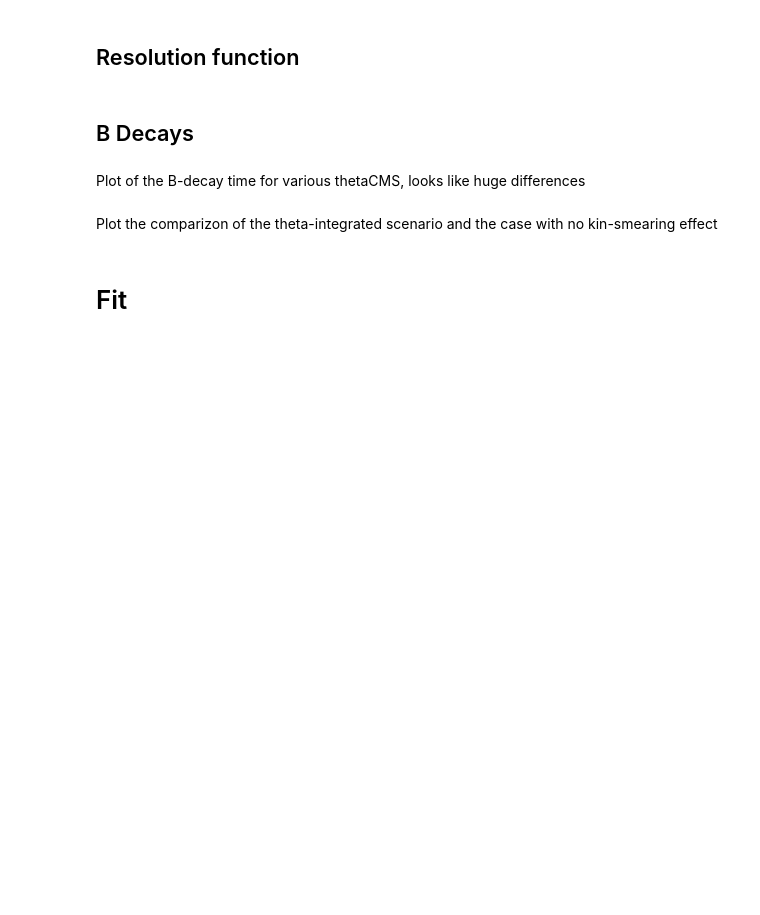
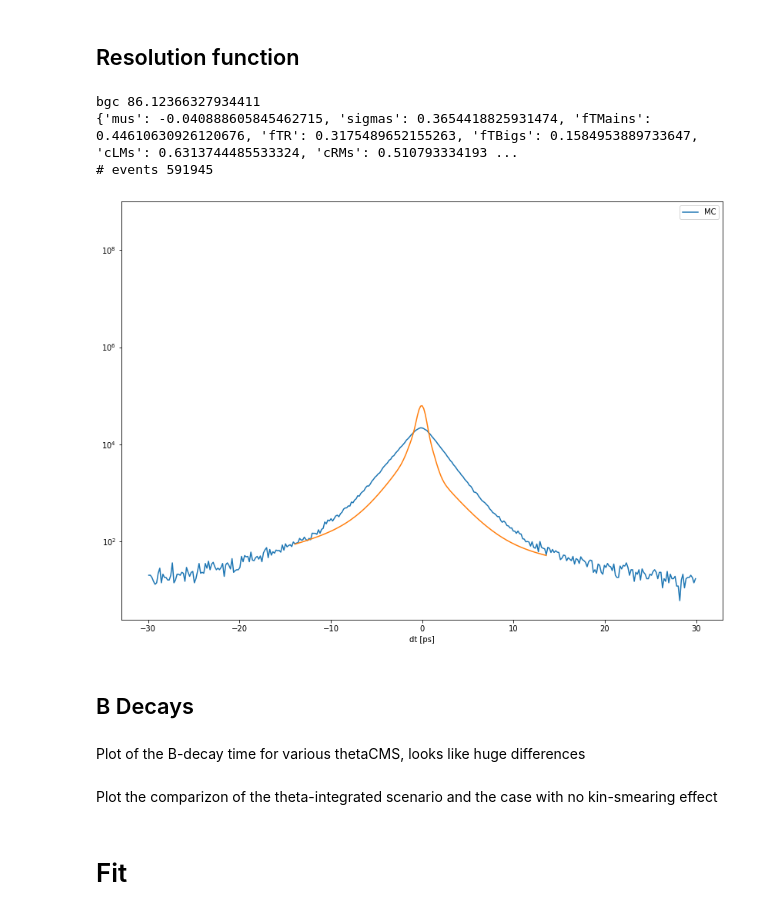
Before and after one commit to zleba/chebFitter, a Jupyter notebook: python/pdf_tau_B0toJPsiKStoMuMu.ipynb, the cells around one changed output. Cells and saved outputs as stored; diff of their text form; code cells hidden in the pictures; blank space fills up the shorter version.

```diff
--- a/python/pdf_tau_B0toJPsiKStoMuMu.ipynb
+++ b/python/pdf_tau_B0toJPsiKStoMuMu.ipynb
@@ -77,36 +88,46 @@ pars0["bigSigmaFrac"] = 0
 
 
 xLim = 30
 x = np.linspace(-xLim, xLim, 350)
 
 #MC histogram
 hMC = np.histogram((vData), bins=x)
 xH = (hMC[1][1:] + hMC[1][:-1]) / 2
 xSize = (xH[1:] - xH[:-1]) / 2
 
 
 #scaling factor for multiplying the normalized function
+print('# events', np.sum(hMC[0]))
 
-C = 2*xSize[0]*np.sum(hMC[0])
+
+
+
 
 y1 = np.vectorize(lambda t : pdf.resFun(t, pars))(xH)
 #y = np.vectorize(lambda t : pdf.resFun(t, pars))(x)
 y0 = np.vectorize(lambda t : pdf.resFun(t, pars0))(xH)
 
+C1 = np.sum(hMC[0])/np.sum(yOrt)
+C2 = np.sum(hMC[0])/np.sum(y1)
 
 
 plt.plot(xH, hMC[0], label="MC")
 #plt.plot(xH,C*y )
-plt.plot(xH, C*y1)
-plt.plot(xH, C*y0)
+plt.plot(xH, C2*y1)
+plt.plot(xH, C1*y0)
 
 plt.legend()
 plt.yscale("log")
 plt.xlabel("dt [ps]")
 
 
 dirName = "/nfs/dust/belle2/user/kapitanl/Analysis/Thesis/Hist/"
 plt.savefig(dirName+"B0toJPsiKStoMuMu_pdfTest.png", bbox_inches='tight')
+# %% [output]
+bgc 86.12366327934411
+{'mus': -0.040888605845462715, 'sigmas': 0.3654418825931474, 'fTMains': 0.44610630926120676, 'fTR': 0.3175489652155263, 'fTBigs': 0.1584953889733647, 'cLMs': 0.6313744485533324, 'cRMs': 0.510793334193 ...
+# events 591945
+[figure, added]
 # %% [markdown]
 ## B Decays
 # %% [markdown]
```
Also changed, not shown: parts of 4 cells of this notebook, 34 other files.
